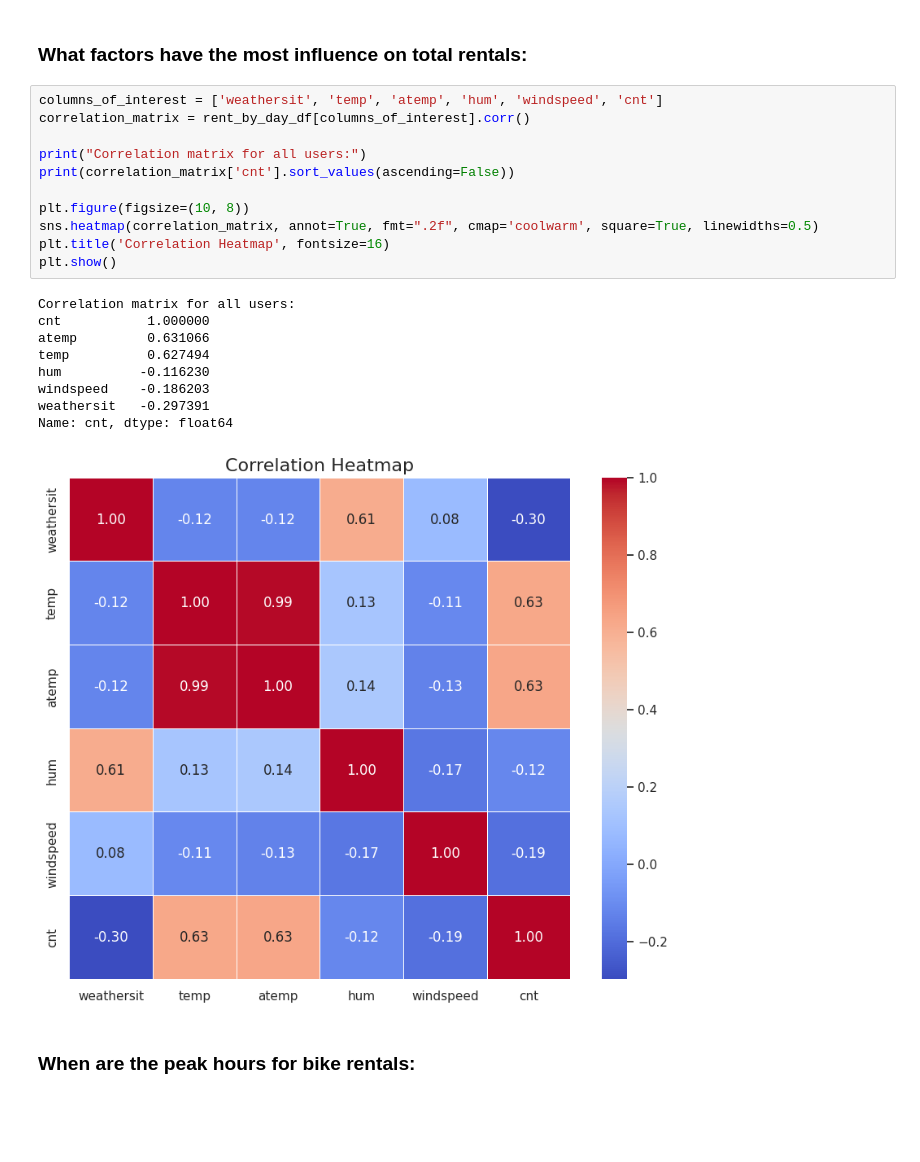
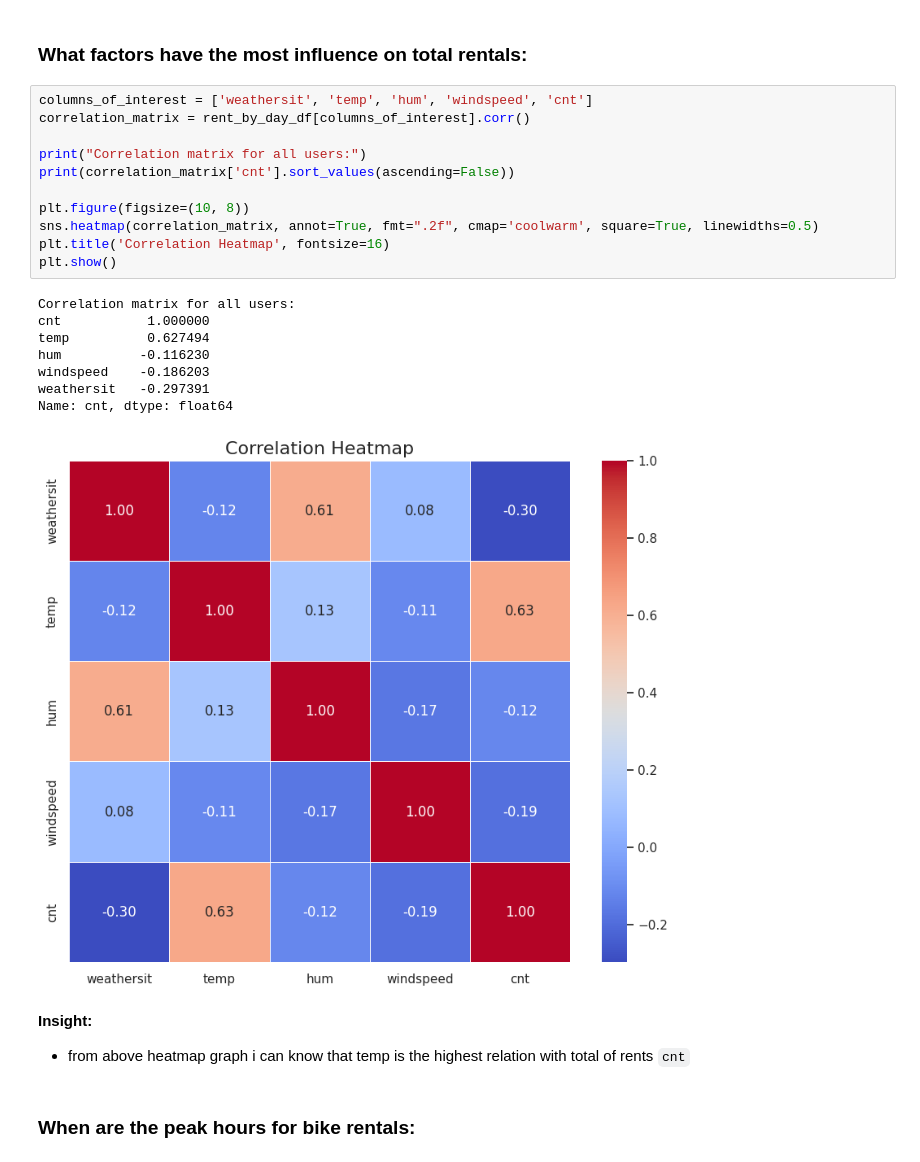
Before and after one commit to prasetyodidi/submission-analisis-data, a Jupyter notebook: notebook.ipynb, the cells around one changed output. Cells and saved outputs as stored; diff of their text form; blank space fills up the shorter version.

```diff
--- a/notebook.ipynb
+++ b/notebook.ipynb
@@ -915,26 +971,28 @@ Passing `palette` without assigning `hue` is deprecated and will be removed in v
 # %% [markdown]
 ### What factors have the most influence on total rentals:
 # %%
-columns_of_interest = ['weathersit', 'temp', 'atemp', 'hum', 'windspeed', 'cnt']
+columns_of_interest = ['weathersit', 'temp', 'hum', 'windspeed', 'cnt']
 correlation_matrix = rent_by_day_df[columns_of_interest].corr()
 
 print("Correlation matrix for all users:")
 print(correlation_matrix['cnt'].sort_values(ascending=False))
 
 plt.figure(figsize=(10, 8))
 sns.heatmap(correlation_matrix, annot=True, fmt=".2f", cmap='coolwarm', square=True, linewidths=0.5)
 plt.title('Correlation Heatmap', fontsize=16)
 plt.show()
 # %% [output]
 Correlation matrix for all users:
 cnt           1.000000
-atemp         0.631066
 temp          0.627494
 hum          -0.116230
 windspeed    -0.186203
 weathersit   -0.297391
 Name: cnt, dtype: float64
-[figure, old version]
+[figure, new version]
+# %% [markdown]
+**Insight:**
+- from above heatmap graph i can know that temp is the highest relation with total of rents `cnt`
 # %% [markdown]
 ### When are the peak hours for bike rentals:
 # %%
```
Also changed, not shown: parts of 18 cells of this notebook.
